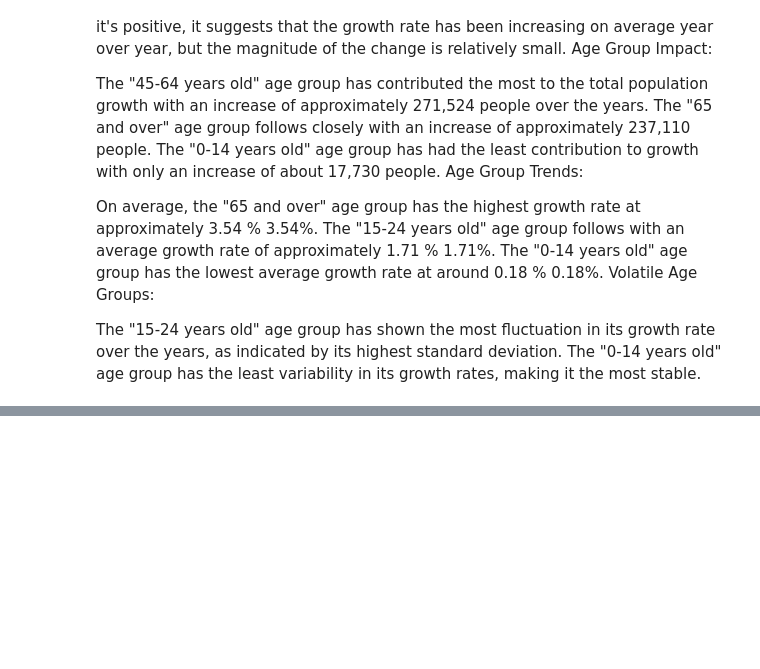
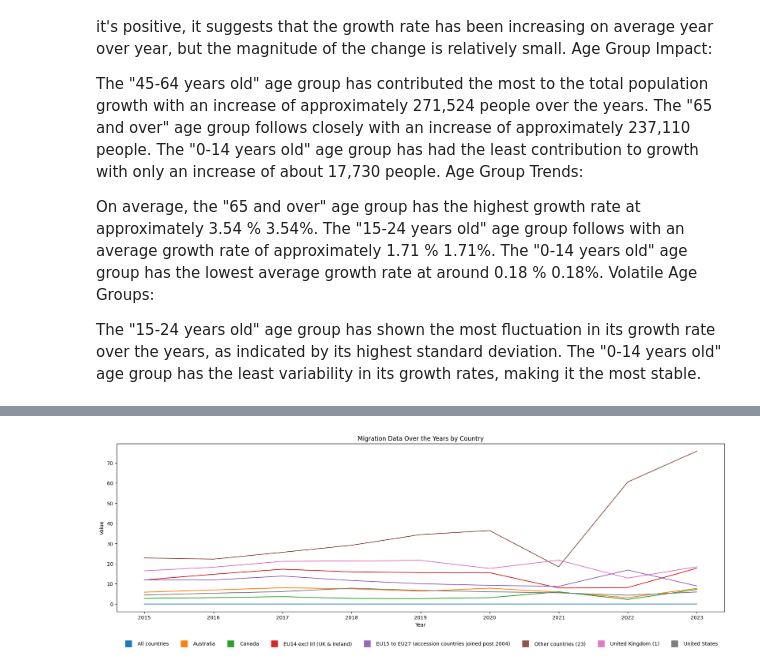
Before and after one commit to Ivkoto/DataAnalyticsMachineLearning, a Jupyter notebook: Data_Preparation/CA1_Data_Prep_V6.ipynb, the cells around one changed output, grey strips where cells are left out. Cells and saved outputs as stored; diff of their text form; code cells hidden in the pictures; blank space fills up the shorter version.

```diff
--- a/Data_Preparation/CA1_Data_Prep_V6.ipynb
+++ b/Data_Preparation/CA1_Data_Prep_V6.ipynb
@@ -1231,0 +1251,3 @@ The "0-14 years old" age group has the least variability in its growth rates, ma
+# %%
+immigration_df = migration_df[(migration_df['Origin or Destination'] == 'Immigrants: All origins') & (migration_df['Sex'] == 'Both sexes') & (migration_df['Year'] >= 2015) & (migration_df['Country'] != 'All countries')]
+immigration_df
@@ -1231,0 +1268,20 @@ The "0-14 years old" age group has the least variability in its growth rates, ma
+# %%
+plt.figure(figsize=(21.55, 6))
+colors = ['C0', 'C1', 'C2', 'C3', 'C4', 'C5', 'C6', 'C7', 'C8', 'C9']
+legend_elements = []
+
+pivot_table_immigration = immigration_df.pivot_table(index='Year', columns='Country', values='VALUE', aggfunc= 'sum')
+plt.xlabel('Year')
+plt.ylabel('Value')
+plt.title('Migration Data Over the Years by Country')
+
+for i, country in enumerate(pivot_table_immigration.columns):
+    color = colors[i]
+    plt.plot(pivot_table_immigration.index, pivot_table_immigration[country], color, label=country)
+    #legend_elements.append(Line2D([0], [0], color=color, label=country))
+    legend_elements.append(plt.Line2D([0], [0], marker='s', color='w', markerfacecolor=color,label=country, markersize=15))
+
+plt.legend(handles=legend_elements, loc='upper center', bbox_to_anchor=(0.5, -0.15), ncol=8, frameon=False)
+plt.show()
+# %% [output]
+[figure, added]
```
Also changed, not shown: parts of 28 cells of this notebook.
